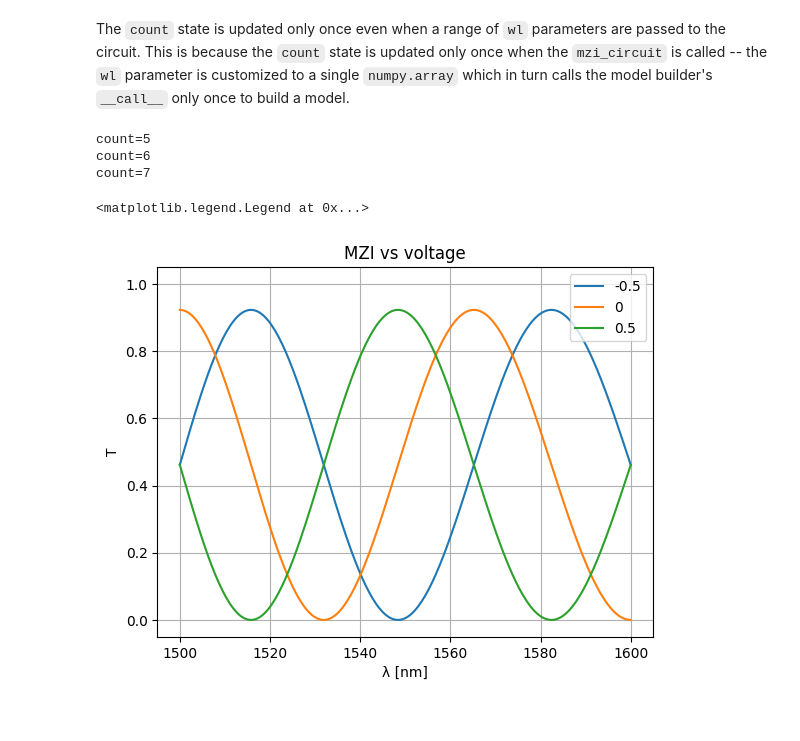
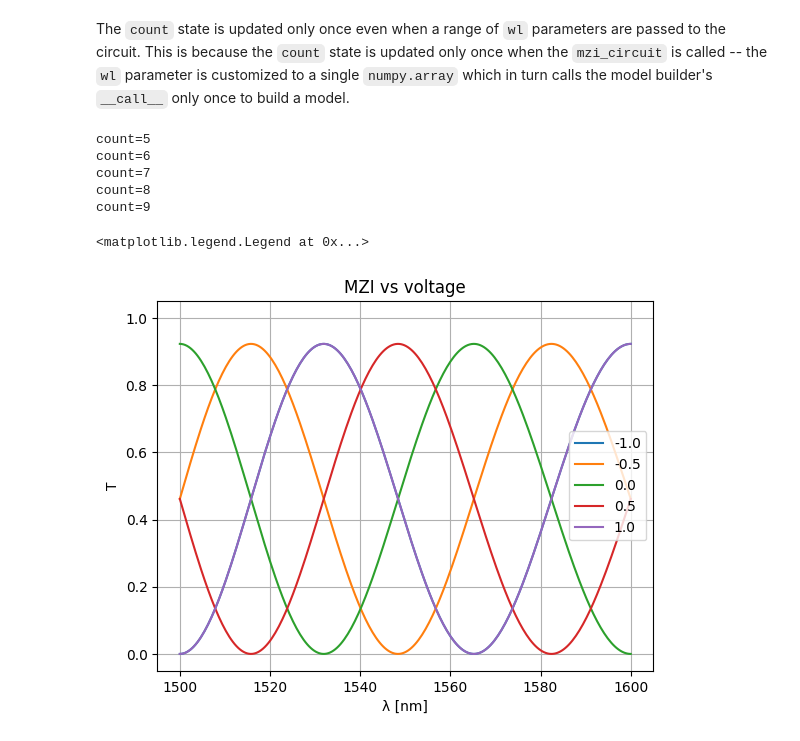
Before and after one commit to gongyu-lightmatter/stax, a Jupyter notebook: examples/dynamic_sax_component.ipynb, the cells around one changed output. Saved outputs shown, nothing was run; the diff lists cells and outputs as text; code cells hidden in the pictures.

```diff
--- a/examples/dynamic_sax_component.ipynb
+++ b/examples/dynamic_sax_component.ipynb
@@ -367,9 +367,7 @@ There are two ways to solve this problem:
 
 The first approach will require a small change to the Sax's circuit constructor (see this [commit](https://github.com/gongyu-lightmatter/stax/commit/3fe4cdec50564c6ccb8d299f1fef024ae3b61f99)). We look at how it can be used here:
 # %%
-from sax.stax_types import StatefulModelBuilder
-
-class phase_shifter_heater_builder(StatefulModelBuilder):
+class phase_shifter_heater_builder:
     def __init__(self):
         # state initialization
         self.count = 0
@@ -398,6 +396,12 @@ class phase_shifter_heater_builder(StatefulModelBuilder):
         print(f"count={self.count}")
 
         return sdict
+
+def create_phase_shifter_heater() -> sax.Model:
+    return phase_shifter_heater_builder()
+
+
+assert sax.is_model_factory(create_phase_shifter_heater)
 # %%
 models = {
     "bend_euler": bend_euler,
@@ -457,24 +461,25 @@ count=4
 The `count` state is updated only once even when a range of `wl` parameters are passed to the circuit. This is because the `count` state is updated only once when the `mzi_circuit` is called -- the `wl` parameter is customized to a single `numpy.array` which in turn calls the model builder's `__call__` only once to build a model.
 # %%
 voltages = np.linspace(-1, 1, num=5)
-voltages = [-0.5, 0, 0.5]
 
 for voltage in voltages:
     S = mzi_circuit(
         wl=wl,
         sxt={"voltage": voltage},
     )
     plt.plot(wl * 1e3, abs(S["o1", "o2"]) ** 2, label=str(voltage))  # type: ignore
     plt.xlabel("λ [nm]")
     plt.ylabel("T")
     plt.ylim(-0.05, 1.05)
     plt.grid(True)
 
 plt.title("MZI vs voltage")
 plt.legend()
 # %% [output]
 count=5
 count=6
 count=7
+count=8
+count=9
 <matplotlib.legend.Legend at 0x...>
-[figure, old version]
+[figure, new version]
```
Also changed, not shown: 3 other files.
